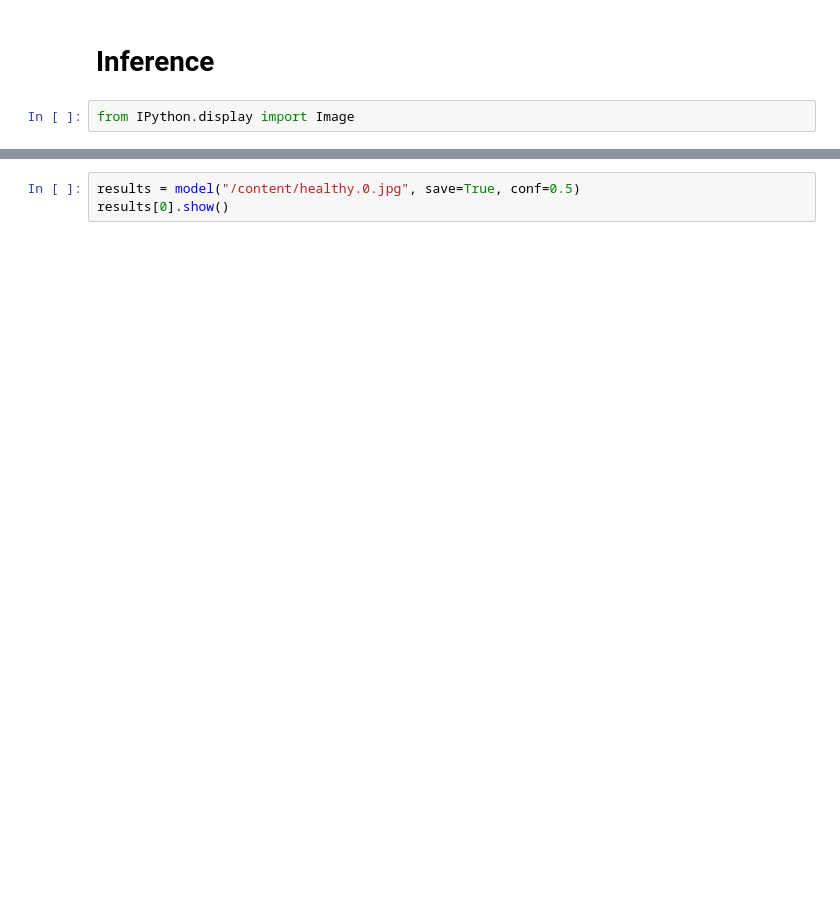
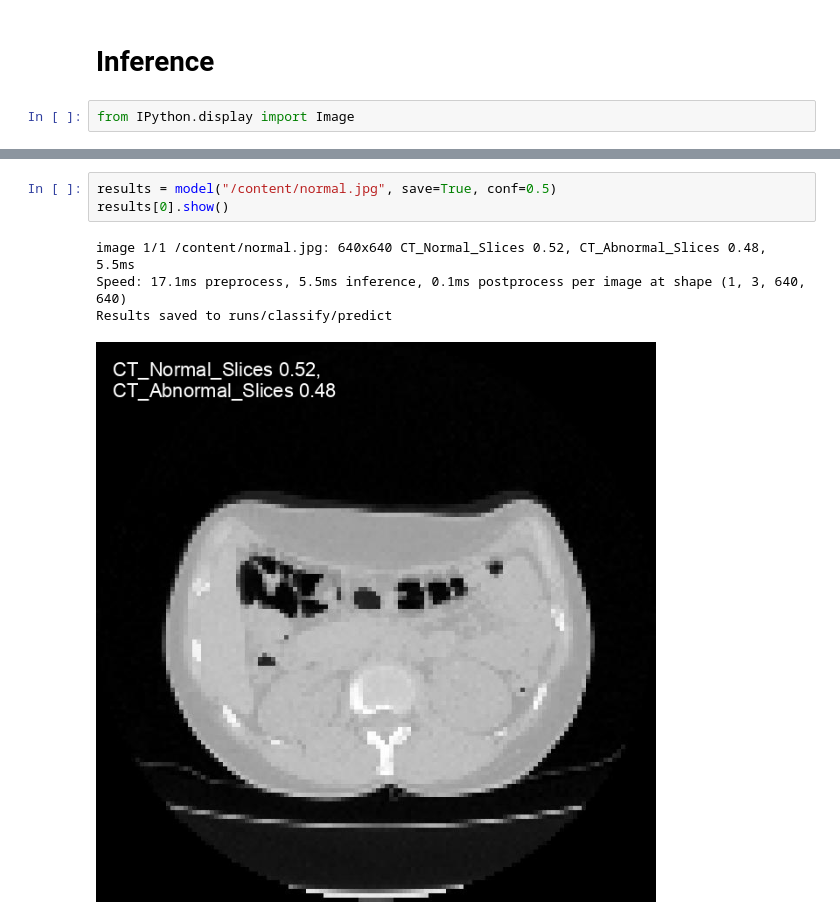
Before and after one commit to SURESHBEEKHANI/Computer-Vision-Task-with-Yolo-Model, a Jupyter notebook: YOLO11_Image_Classification_on_Custom_dataset.ipynb, the cells around one changed output, grey strips where cells are left out. Drawn from its saved outputs; the diff is of its cells as text; blank space fills up the shorter version.

```diff
--- a/YOLO11_Image_Classification_on_Custom_dataset.ipynb
+++ b/YOLO11_Image_Classification_on_Custom_dataset.ipynb
@@ -107,5 +128,10 @@ results[0].show()
 # %%
-results = model("/content/healthy.0.jpg", save=True, conf=0.5)
+results = model("/content/normal.jpg", save=True, conf=0.5)
 results[0].show()
+# %% [output]
+image 1/1 /content/normal.jpg: 640x640 CT_Normal_Slices 0.52, CT_Abnormal_Slices 0.48, 5.5ms
+Speed: 17.1ms preprocess, 5.5ms inference, 0.1ms postprocess per image at shape (1, 3, 640, 640)
+Results saved to runs/classify/predict
+[figure, added]
 # %%
 results
```
Also changed, not shown: parts of 6 cells of this notebook.
